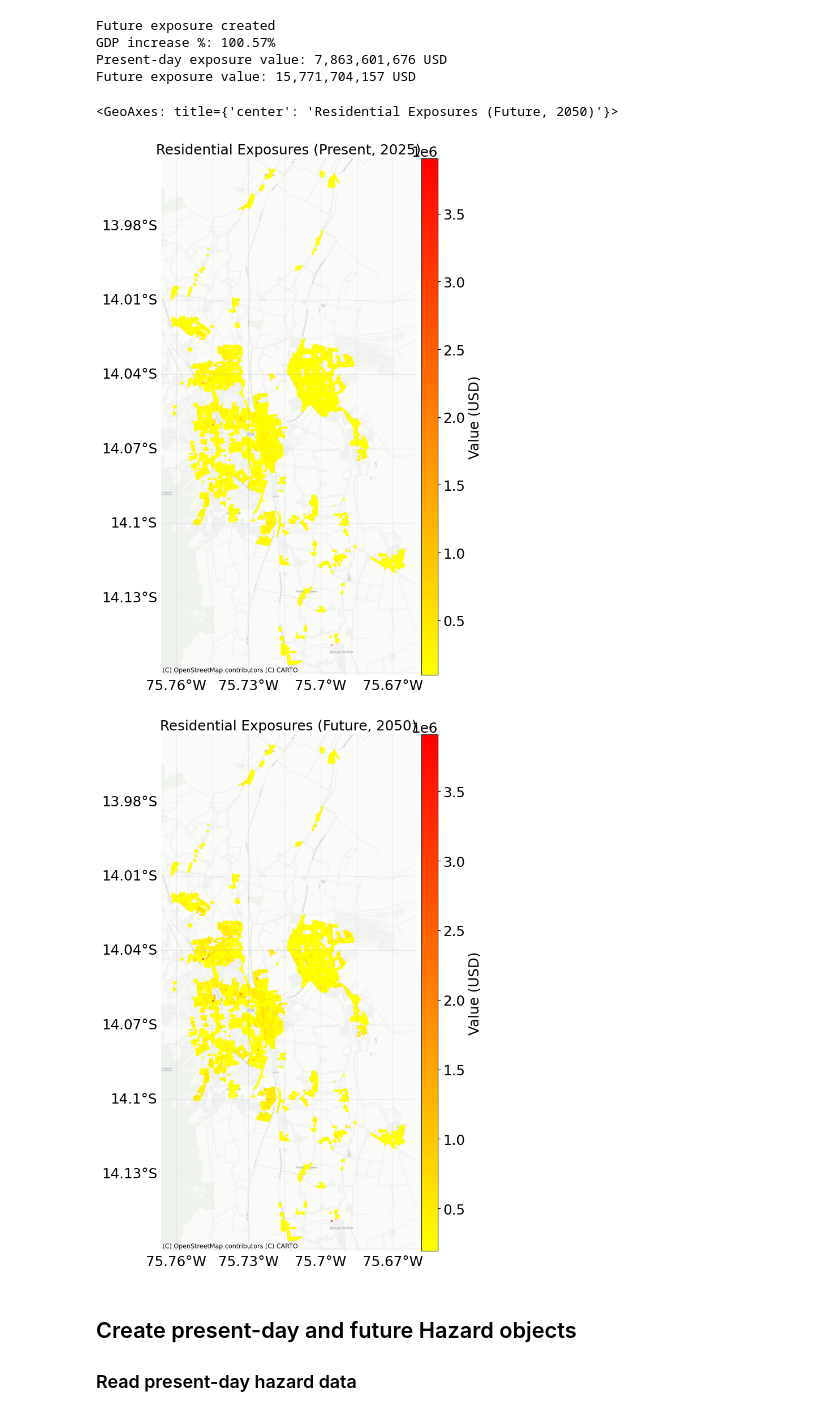
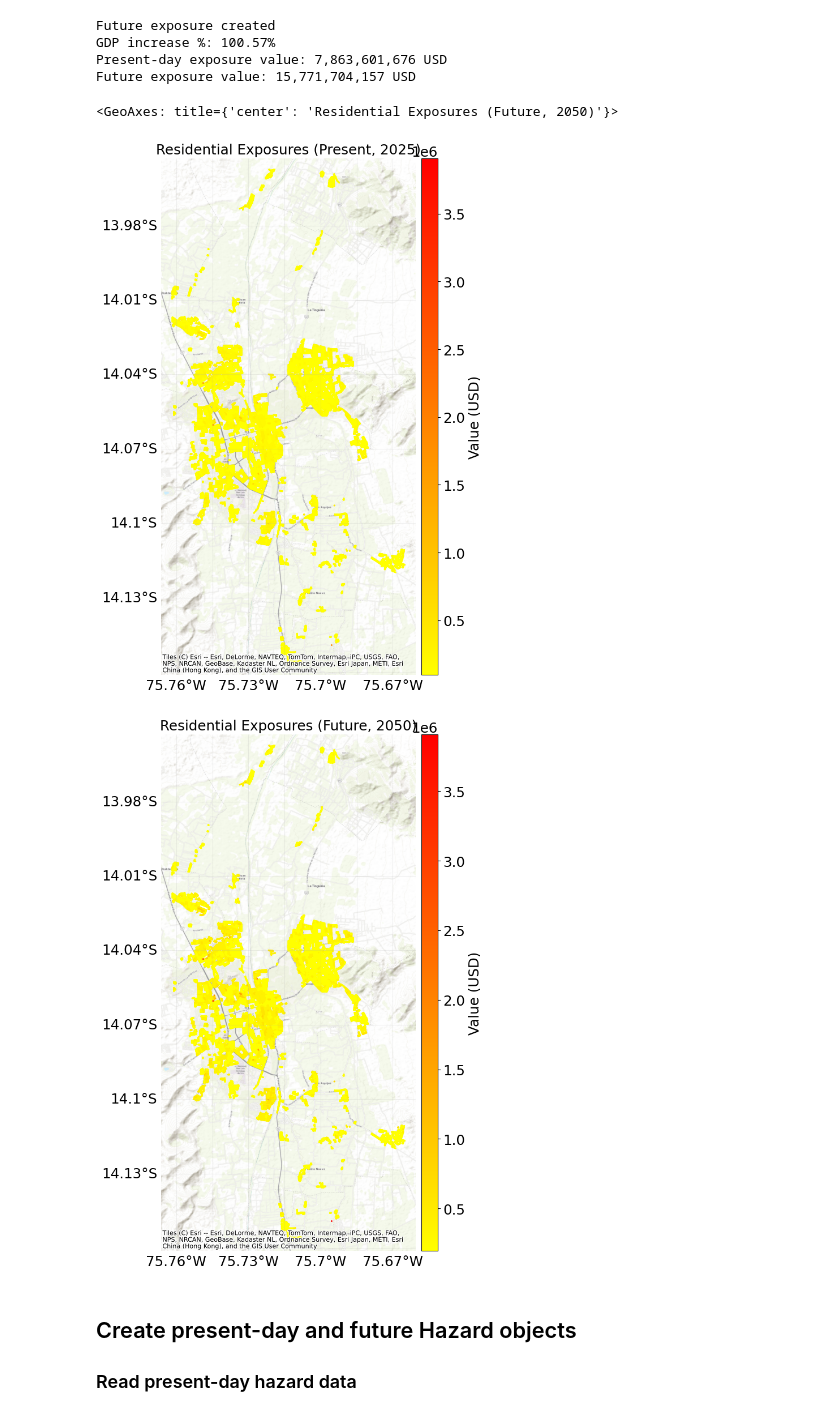
Before and after one commit to AnalyticsTeamUNUEHS/CLIMADA_starter_packs, a Jupyter notebook: starter_pack_peru/notebooks/07_future_risk.ipynb, the cells around one changed output. Drawn from its saved outputs; the diff is of its cells as text; code cells hidden in the pictures.

```diff
--- a/starter_pack_peru/notebooks/07_future_risk.ipynb
+++ b/starter_pack_peru/notebooks/07_future_risk.ipynb
@@ -124,37 +124,41 @@ GDP increase %: 100.57%
 Present-day exposure value: 7,863,601,676 USD
 Future exposure value: 15,771,704,157 USD
 # %%
+import contextily as ctx
+
 # -------------------------------
 # Plot the Exposures
 # -------------------------------
 
 max_value = entity_future.exposures.gdf["value"].max()
 entity_present.exposures.plot_basemap(
         title=entity_present.exposures.description,
         ignore_zero=True,        # Whether to plot points with zero value
         buffer=500,              # Add a buffer around the points to show a larger map region (measured in meters)
         s=1,                     # The size of point markers on the plot
         zoom=14,                 # The detail level of the map. 6 is good for a large country. 8 is good for a state or region. 13 for a city. 15 for a municipality.
+        url=ctx.providers.Esri.WorldTopoMap, # Basemap provider
         pop_name=False,          # Add the names of populated places to the map – often not necessary when you have a basemap
         vmax=max_value,          # Set the maximum value for the colour scale – use this if you want a consistent scheme across multiple plots.
         cmap="autumn_r",         # Colour scheme to use for the points. See https://matplotlib.org/stable/tutorials/colors/colormaps.html for options.
         figsize=(8, 10)
 )
 entity_future.exposures.plot_basemap(
         title=entity_future.exposures.description,
         ignore_zero=True,        # Whether to plot points with zero value
         buffer=500,              # Add a buffer around the points to show a larger map region (measured in meters)
         s=1,                     # The size of point markers on the plot
         zoom=14,                 # The detail level of the map. 6 is good for a large country. 8 is good for a state or region. 13 for a city. 15 for a municipality.
+        url=ctx.providers.Esri.WorldTopoMap, # Basemap provider
         pop_name=False,          # Add the names of populated places to the map – often not necessary when you have a basemap
         vmax=max_value,          # Set the maximum value for the colour scale – use this if you want a consistent scheme across multiple plots.
         cmap="autumn_r",         # Colour scheme to use for the points. See https://matplotlib.org/stable/tutorials/colors/colormaps.html for options.
         figsize=(8, 10)
 )
 # %% [output]
 <GeoAxes: title={'center': 'Residential Exposures (Future, 2050)'}>
-[figure, old version]
+[figure, new version]
-[figure, old version]
+[figure, new version]
 # %% [markdown]
 ## Create present-day and future Hazard objects
 
```
Also changed, not shown: parts of 8 cells of this notebook, 15 other files.
